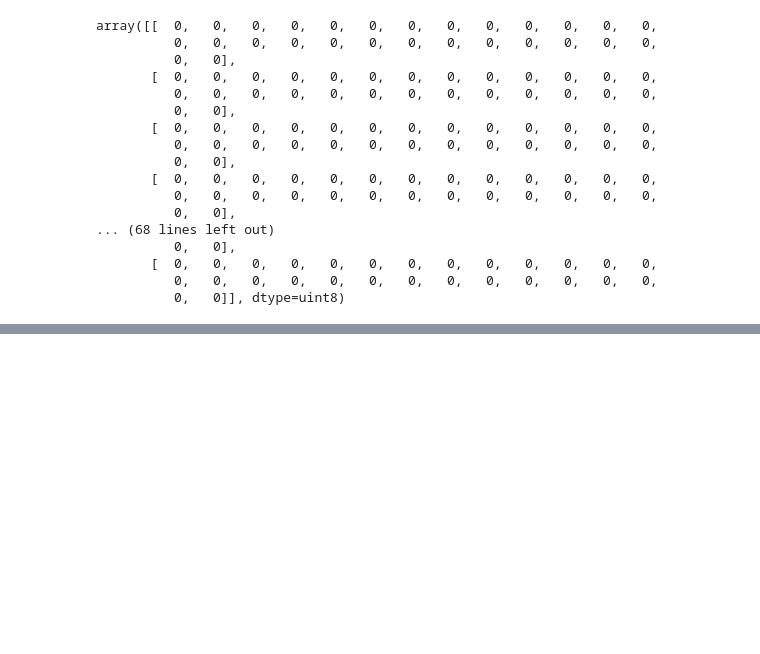
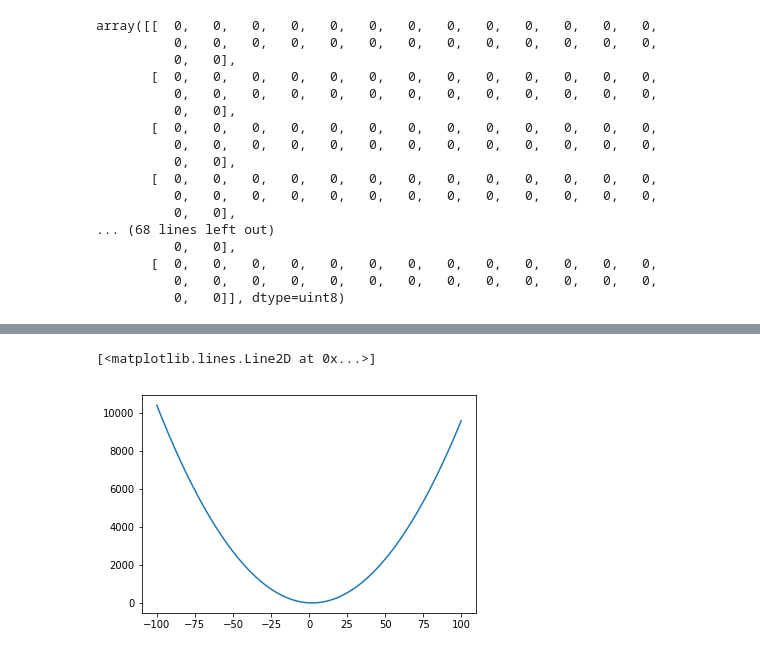
Before and after one commit to nishitgl/StartingWithPython-ai1-fall2019, a Jupyter notebook: mnist_keras_perceptron.ipynb, the cells around one changed output, grey strips where cells are left out. Cells and saved outputs as stored; diff of their text form; code cells hidden in the pictures; blank space fills up the shorter version.

```diff
--- a/mnist_keras_perceptron.ipynb
+++ b/mnist_keras_perceptron.ipynb
@@ -173,0 +199,5 @@ dir()
+# %%
+plt.plot (a, c(a, 0))
+# %% [output]
+[<matplotlib.lines.Line2D at 0x...>]
+[figure, added]
```
Also changed, not shown: parts of 16 cells of this notebook.
